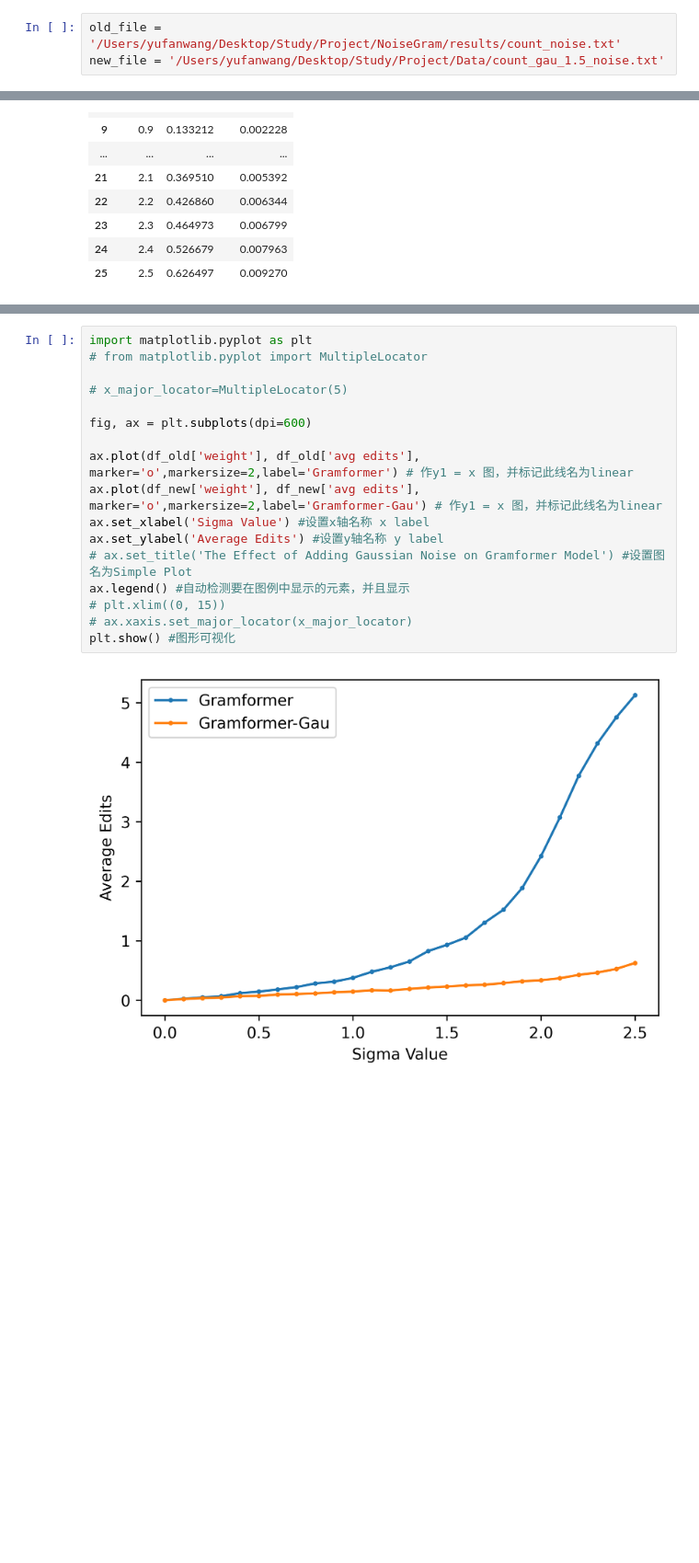
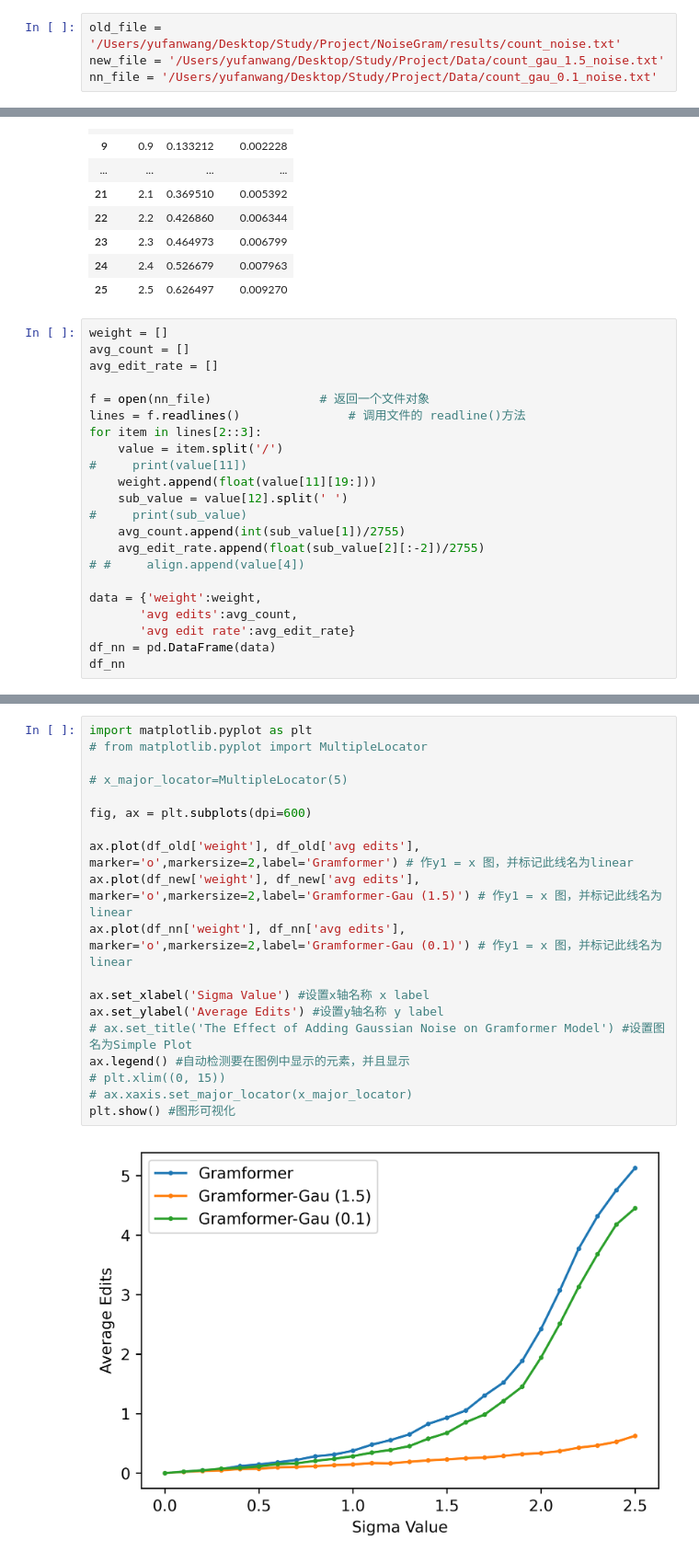
Before and after one commit to YufanWangYuki/NoiseGram, a Jupyter notebook: noise.ipynb, the cells around one changed output, grey strips where cells are left out. Shown at 92% size. Cells and saved outputs as stored; diff of their text form; blank space fills up the shorter version.

```diff
--- a/noise.ipynb
+++ b/noise.ipynb
@@ -5,6 +5,7 @@ import pandas as pd
 # %%
 old_file = '/Users/yufanwang/Desktop/Study/Project/NoiseGram/results/count_noise.txt'
 new_file = '/Users/yufanwang/Desktop/Study/Project/Data/count_gau_1.5_noise.txt'
+nn_file = '/Users/yufanwang/Desktop/Study/Project/Data/count_gau_0.1_noise.txt'
 # %%
 weight = []
 avg_count = []
@@ -104,3 +105,25 @@ df_new
 | 23 | 2.3 | 0.464973 | 0.006799 |
 | 24 | 2.4 | 0.526679 | 0.007963 |
 | 25 | 2.5 | 0.626497 | 0.009270 |
+# %%
+weight = []
+avg_count = []
+avg_edit_rate = []
+
+f = open(nn_file)               # 返回一个文件对象
+lines = f.readlines()               # 调用文件的 readline()方法
+for item in lines[2::3]:
+    value = item.split('/')
+#     print(value[11])
+    weight.append(float(value[11][19:]))
+    sub_value = value[12].split(' ')
+#     print(sub_value)
+    avg_count.append(int(sub_value[1])/2755)
+    avg_edit_rate.append(float(sub_value[2][:-2])/2755)
+# #     align.append(value[4])
+
+data = {'weight':weight,
+       'avg edits':avg_count,
+       'avg edit rate':avg_edit_rate}
+df_nn = pd.DataFrame(data)
+df_nn
@@ -107,22 +148,24 @@ df_new
 # %%
 import matplotlib.pyplot as plt
 # from matplotlib.pyplot import MultipleLocator
 
 # x_major_locator=MultipleLocator(5)
 
 fig, ax = plt.subplots(dpi=600)
 
 ax.plot(df_old['weight'], df_old['avg edits'], marker='o',markersize=2,label='Gramformer') # 作y1 = x 图，并标记此线名为linear
-ax.plot(df_new['weight'], df_new['avg edits'], marker='o',markersize=2,label='Gramformer-Gau') # 作y1 = x 图，并标记此线名为linear
+ax.plot(df_new['weight'], df_new['avg edits'], marker='o',markersize=2,label='Gramformer-Gau (1.5)') # 作y1 = x 图，并标记此线名为linear
+ax.plot(df_nn['weight'], df_nn['avg edits'], marker='o',markersize=2,label='Gramformer-Gau (0.1)') # 作y1 = x 图，并标记此线名为linear
+
 ax.set_xlabel('Sigma Value') #设置x轴名称 x label
 ax.set_ylabel('Average Edits') #设置y轴名称 y label
 # ax.set_title('The Effect of Adding Gaussian Noise on Gramformer Model') #设置图名为Simple Plot
 ax.legend() #自动检测要在图例中显示的元素，并且显示
 # plt.xlim((0, 15))
 # ax.xaxis.set_major_locator(x_major_locator)
 plt.show() #图形可视化
 # %% [output]
-[figure, old version]
+[figure, new version]
 # %%
 import matplotlib.pyplot as plt
 # from matplotlib.pyplot import MultipleLocator
```
Also changed, not shown: parts of 2 cells of this notebook, 4 other files.
